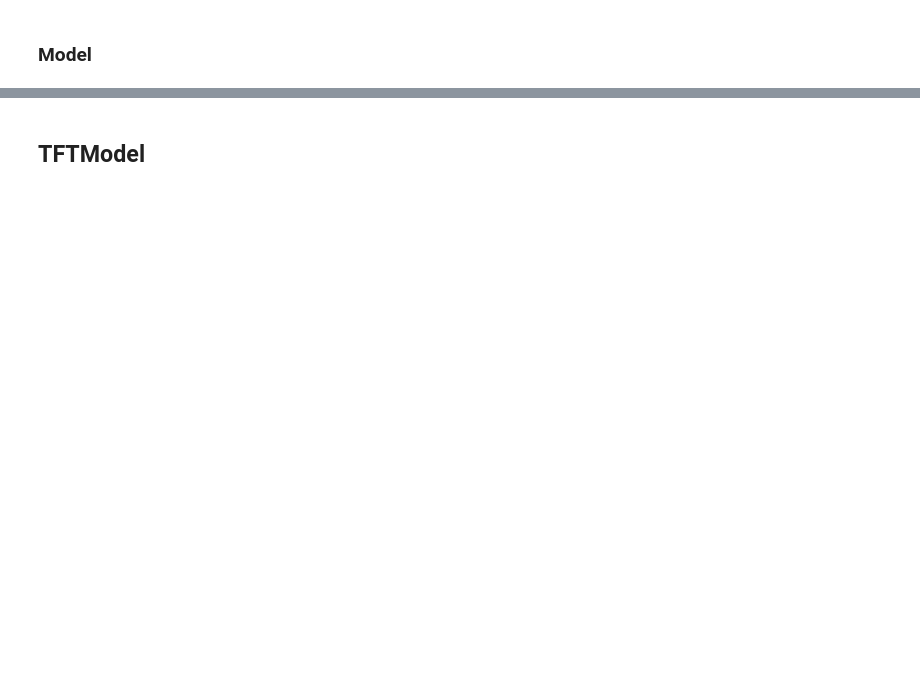
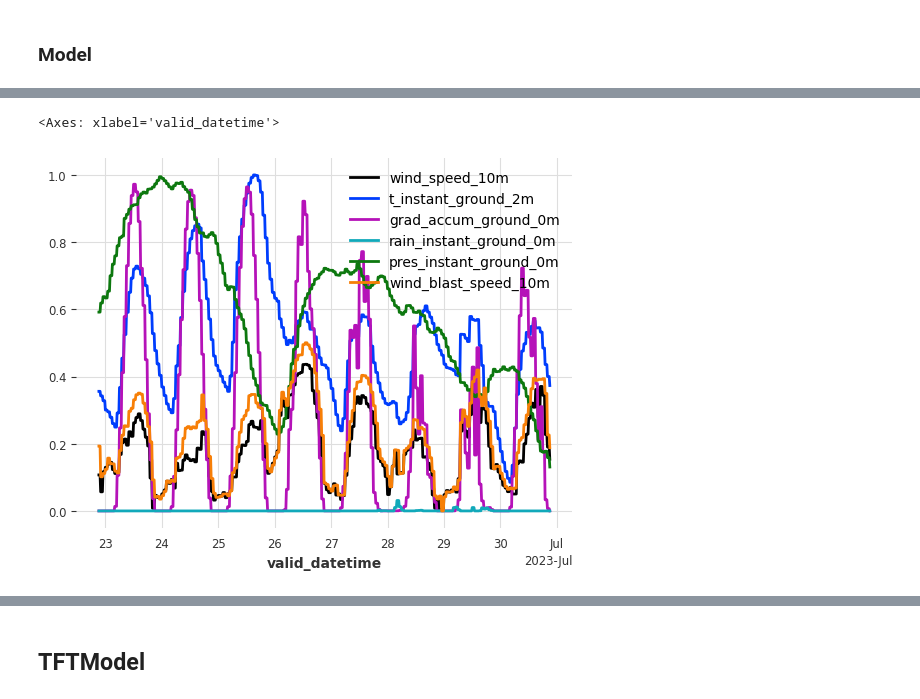
Before and after one commit to erewl/short-term-load-forecasting-with-domain-knowledge, a Jupyter notebook: notebooks/tft_example.ipynb, the cells around one changed output, grey strips where cells are left out. Cells and saved outputs as stored; diff of their text form; code cells hidden in the pictures; blank space fills up the shorter version.

```diff
--- a/notebooks/tft_example.ipynb
+++ b/notebooks/tft_example.ipynb
@@ -389,0 +342,15 @@ eval_model(regr_model)
+# %%
+from sklearn.preprocessing import MinMaxScaler
+
+meter_data_scaler = MinMaxScaler()
+weather_data_scaler = MinMaxScaler()
+actuals_data_scaler = MinMaxScaler()
+
+# columns_to_scale = [
+#  'wind_speed_10m',
+#  't_instant_ground_2m',
+#  'grad_accum_ground_0m',
+#  'rain_instant_ground_0m'
+# ]
+
+# weather_data_scaler.feature_names_in_ = columns_to_scale
@@ -389,0 +402,8 @@ eval_model(regr_model)
+# %%
+scaled_weather = selected_weather.to_pandas()
+
+scaled_weather.set_index('valid_datetime', inplace=True)
+
+scaled_weather = pd.DataFrame(weather_data_scaler.fit_transform(scaled_weather.values), columns=scaled_weather.columns, index=scaled_weather.index)
+scaled_weather = scaled_weather.resample('15min').ffill()
+scaled_weather
@@ -389,0 +425,11 @@ eval_model(regr_model)
+# %%
+from darts import TimeSeries
+
+# scaled_weather.index.min(), scaled_weather.index.max(), scaled_meter.index.min(), scaled_meter.index.max()
+set(scaled_meter[:-3].index.tolist()).difference(scaled_weather.index.tolist())
+
+meter_ts = TimeSeries.from_dataframe(scaled_meter) # last three are not in weather_ts so we are skipping them
+weather_ts = TimeSeries.from_dataframe(scaled_weather, freq='15min')
+actuals_ts = TimeSeries.from_dataframe(scaled_actuals, freq='10min')
+
+len(meter_ts), len(weather_ts), len(actuals_ts)
@@ -389,0 +440,3 @@ eval_model(regr_model)
+# %%
+train_meter, val_meter = meter_ts[:-(672+96)], meter_ts[-(672+96):]
+train_weather, val_weather = weather_ts[:-(672+96)], weather_ts[-(672+96):]
@@ -389,0 +474,5 @@ eval_model(regr_model)
+# %%
+val_weather.plot()
+# %% [output]
+<Axes: xlabel='valid_datetime'>
+[figure, added]
```
Also changed, not shown: parts of 42 cells of this notebook, 2 other files.
